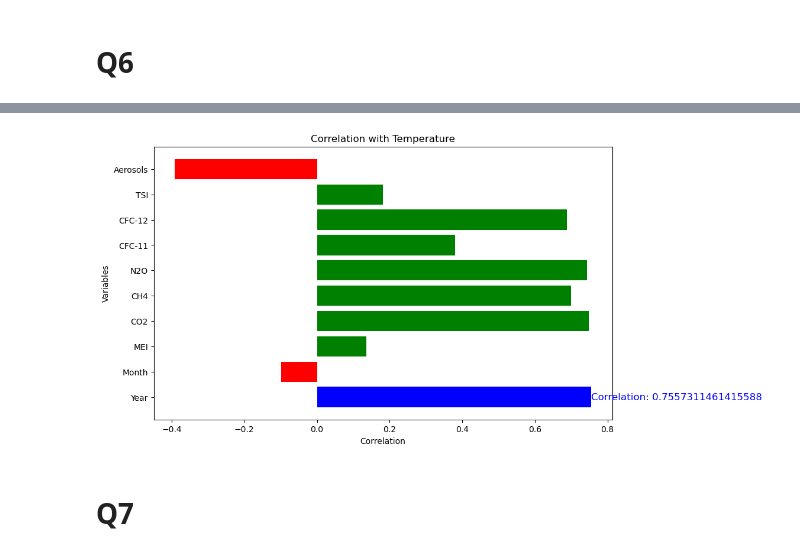
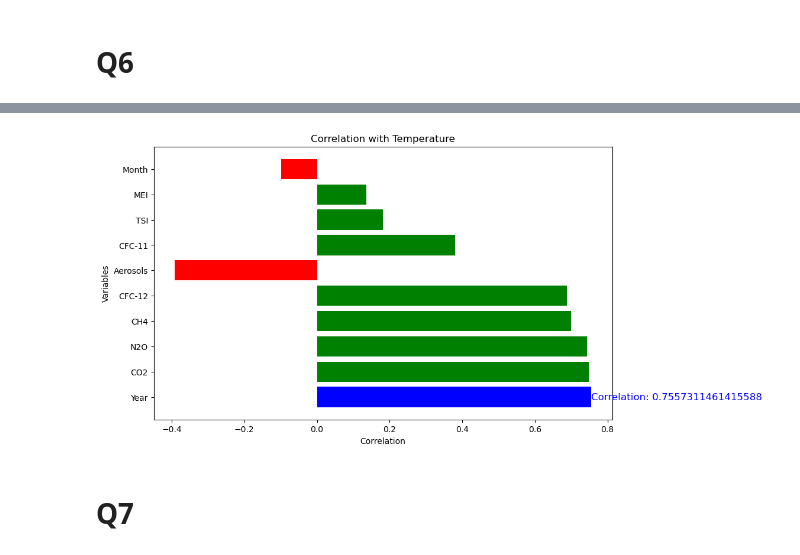
Before and after one commit to itsatefe/Pattern-Recognition, a Jupyter notebook: HW1/Linear_regression/Linear.ipynb, the cells around one changed output, grey strips where cells are left out. Cells and saved outputs as stored; diff of their text form; code cells hidden in the pictures.

Commit message:
fix correlation method

```diff
--- a/HW1/Linear_regression/Linear.ipynb
+++ b/HW1/Linear_regression/Linear.ipynb
@@ -88,0 +48,30 @@ correlation is: 0.7557311461415588
+# %%
+def correlation(datatset, target_col,num_most):
+    correlation_data = []
+    for col_name in dataset.columns:
+        if col_name == target_col:
+            continue
+        correlation = dataset[target_col].corr(dataset[col_name])
+        if correlation < 0:
+            correlation_type = "negatively correlated"
+        elif correlation > 0:
+            correlation_type = "positively correlated"
+        else:
+            correlation_type = "not correlated"
+
+        correlation_data.append([col_name, correlation, correlation_type])
+
+    print(tabulate(correlation_data, headers=["Variable", "Correlation", "Correlation Type"], tablefmt="grid"))
+    correlation_data = sorted(correlation_data, key=lambda x: abs(x[1]),reverse=True)
+    print('--------------------------------')
+
+
+    for index, most_corr in enumerate(correlation_data[:num_most]):
+        print(f"{most_corr[0]} has the {index+1} highest correlation with {target_col}.")
+        print(f"correlation value is: {most_corr[1]}")
+        print("--")
+
+    return correlation_data
+# %%
+num_most = 1
+correlation_data = correlation(dataset,"Temp",num_most)
@@ -89,17 +96,20 @@ correlation is: 0.7557311461415588
+# %%
+variables = [item[0] for item in correlation_data]
+correlations = [item[1] for item in correlation_data]
 # %%
 plt.figure(figsize=(10, 6))
 plt.barh(variables, correlations, color=['green' if corr > 0 else 'red' for corr in correlations])
 
-for item in MAX_col_name:
+for item in correlation_data[:num_most]:
     plt.barh(item[0], item[1], color='blue')
-    plt.text(item[1], item[0], f"Correlation: {MAX_col_corr}", va='center', fontsize=12, color='blue')
+    plt.text(item[1], item[0], f"Correlation: {item[1]}", va='center', fontsize=12, color='blue')
 
 plt.xlabel("Correlation")
 plt.ylabel("Variables")
 plt.title("Correlation with Temperature")
 plt.show()
 # %% [output]
-[figure, old version]
+[figure, new version]
 # %% [markdown]
 # Q7
 # %%
```
Also changed, not shown: parts of 4 cells of this notebook.
